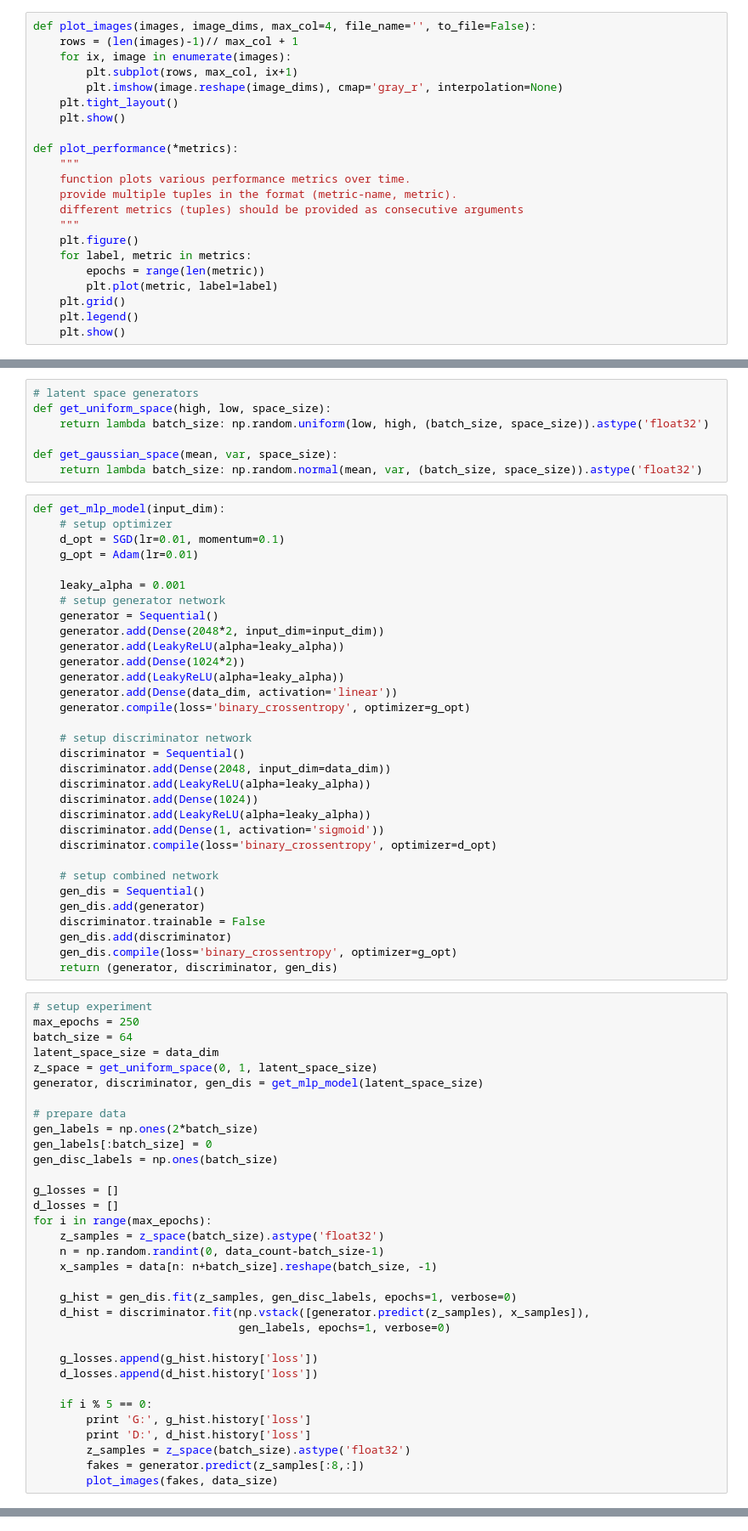
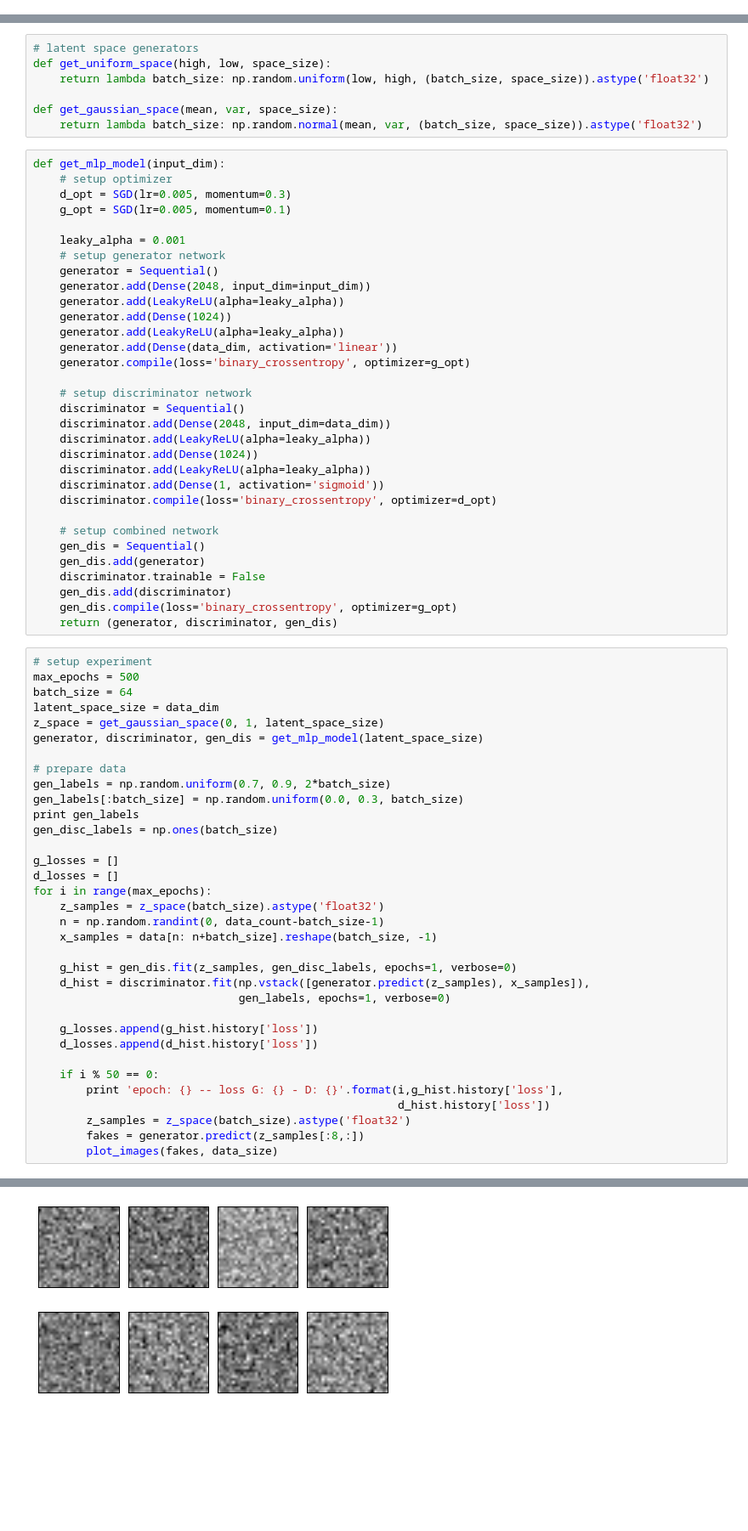
Before and after one commit to muggin/exploring-gans, a Jupyter notebook: src/wojtek-notebook.ipynb, the cells around one changed output, grey strips where cells are left out. Shown at 85% size. Saved outputs shown, nothing was run; the diff lists cells and outputs as text; blank space fills up the shorter version.

```diff
--- a/src/wojtek-notebook.ipynb
+++ b/src/wojtek-notebook.ipynb
@@ -22,28 +23,6 @@ config.gpu_options.per_process_gpu_memory_fraction = 0.49
 set_session(tf.Session(config=config))
 
 %matplotlib inline
-# %%
-def plot_images(images, image_dims, max_col=4, file_name='', to_file=False):
-    rows = (len(images)-1)// max_col + 1
-    for ix, image in enumerate(images):
-        plt.subplot(rows, max_col, ix+1)
-        plt.imshow(image.reshape(image_dims), cmap='gray_r', interpolation=None)
-    plt.tight_layout()
-    plt.show()
-
-def plot_performance(*metrics):
-    """
-    function plots various performance metrics over time.
-    provide multiple tuples in the format (metric-name, metric).
-    different metrics (tuples) should be provided as consecutive arguments
-    """
-    plt.figure()
-    for label, metric in metrics:
-        epochs = range(len(metric))
-        plt.plot(metric, label=label)
-    plt.grid()
-    plt.legend()
-    plt.show()
 # %%
 # data constants
 max_size = (32, 32, 1)
@@ -78,15 +63,15 @@ def get_gaussian_space(mean, var, space_size):
 # %%
 def get_mlp_model(input_dim):
     # setup optimizer
-    d_opt = SGD(lr=0.01, momentum=0.1)
-    g_opt = Adam(lr=0.01)
+    d_opt = SGD(lr=0.005, momentum=0.3)
+    g_opt = SGD(lr=0.005, momentum=0.1)
 
     leaky_alpha = 0.001
     # setup generator network
     generator = Sequential()
-    generator.add(Dense(2048*2, input_dim=input_dim))
+    generator.add(Dense(2048, input_dim=input_dim))
     generator.add(LeakyReLU(alpha=leaky_alpha))
-    generator.add(Dense(1024*2))
+    generator.add(Dense(1024))
     generator.add(LeakyReLU(alpha=leaky_alpha))
     generator.add(Dense(data_dim, activation='linear'))
     generator.compile(loss='binary_crossentropy', optimizer=g_opt)
@@ -109,15 +94,16 @@ def get_mlp_model(input_dim):
     return (generator, discriminator, gen_dis)
 # %%
 # setup experiment
-max_epochs = 250
+max_epochs = 500
 batch_size = 64
 latent_space_size = data_dim
-z_space = get_uniform_space(0, 1, latent_space_size)
+z_space = get_gaussian_space(0, 1, latent_space_size)
 generator, discriminator, gen_dis = get_mlp_model(latent_space_size)
 
 # prepare data
-gen_labels = np.ones(2*batch_size)
-gen_labels[:batch_size] = 0
+gen_labels = np.random.uniform(0.7, 0.9, 2*batch_size)
+gen_labels[:batch_size] = np.random.uniform(0.0, 0.3, batch_size)
+print gen_labels
 gen_disc_labels = np.ones(batch_size)
 
 g_losses = []
@@ -134,9 +120,10 @@ for i in range(max_epochs):
     g_losses.append(g_hist.history['loss'])
     d_losses.append(d_hist.history['loss'])
 
-    if i % 5 == 0:
-        print 'G:', g_hist.history['loss']
-        print 'D:', d_hist.history['loss']
+    if i % 50 == 0:
+        print 'epoch: {} -- loss G: {} - D: {}'.format(i,g_hist.history['loss'],
+                                                       d_hist.history['loss'])
         z_samples = z_space(batch_size).astype('float32')
         fakes = generator.predict(z_samples[:8,:])
         plot_images(fakes, data_size)
+# %% [output]
@@ -142,0 +147 @@ for i in range(max_epochs):
+[figure, added]
```
Also changed, not shown: parts of 6 cells of this notebook, 1 other file.
